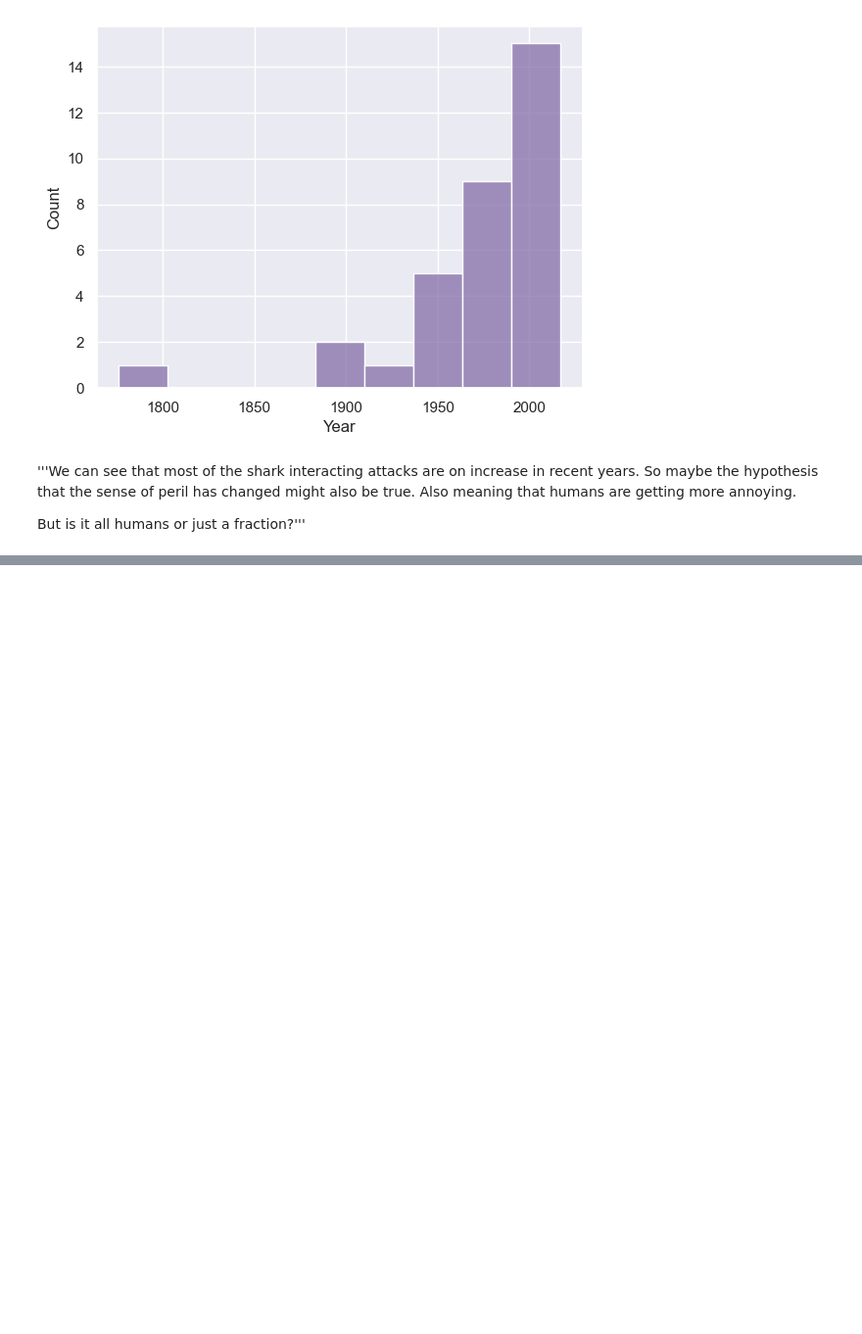
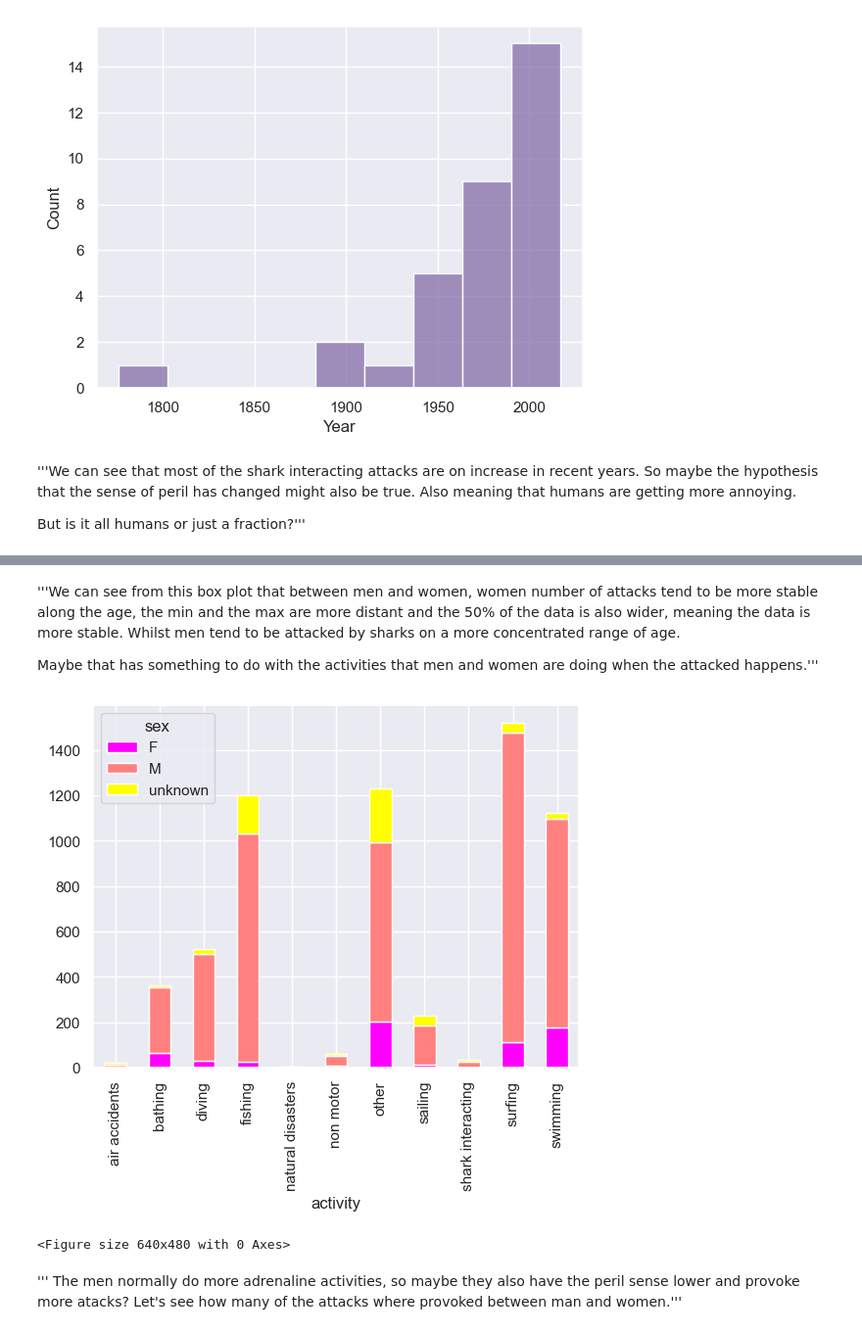
Before and after one commit to emmacunill/project_em, a Jupyter notebook: src/visualization.ipynb, the cells around one changed output, grey strips where cells are left out. Shown at 98% size. Saved outputs shown, nothing was run; the diff lists cells and outputs as text; code cells hidden in the pictures; blank space fills up the shorter version.

```diff
--- a/src/visualization.ipynb
+++ b/src/visualization.ipynb
@@ -129,0 +155,17 @@ cleaned: Age, Sex, Fatal, Activity, Type
+# %% [markdown]
+'''We can see from this box plot that between men and women, women number of attacks tend to be more stable along the age, the min and the max are more distant and the 50% of the data is also wider, meaning the data is more stable. Whilst men tend to be attacked by sharks on a more concentrated range of age.
+
+Maybe that has something to do with the activities that men and women are doing when the attacked happens.'''
+# %%
+
+a_s = sharks.groupby(["activity","sex"]).size().unstack()
+
+a_s.plot(kind='bar', stacked=True, colormap="spring")
+plt.show()
+
+plt.savefig(r"../images/sex_activities.jpg", dpi=300)
+# %% [output]
+[figure, added]
+<Figure size 640x480 with 0 Axes>
+# %% [markdown]
+''' The men normally do more adrenaline activities, so maybe they also have the peril sense lower and provoke more atacks? Let's see how many of the attacks where provoked between man and women.'''
```
Also changed, not shown: parts of 18 cells of this notebook, 10 other files.
